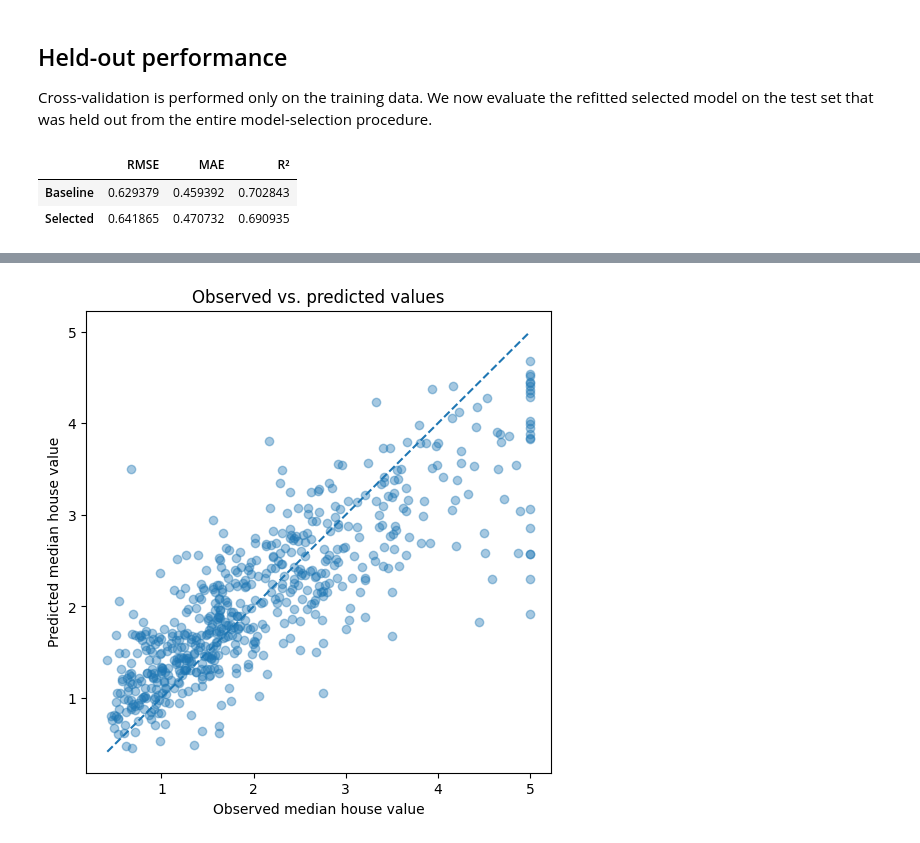
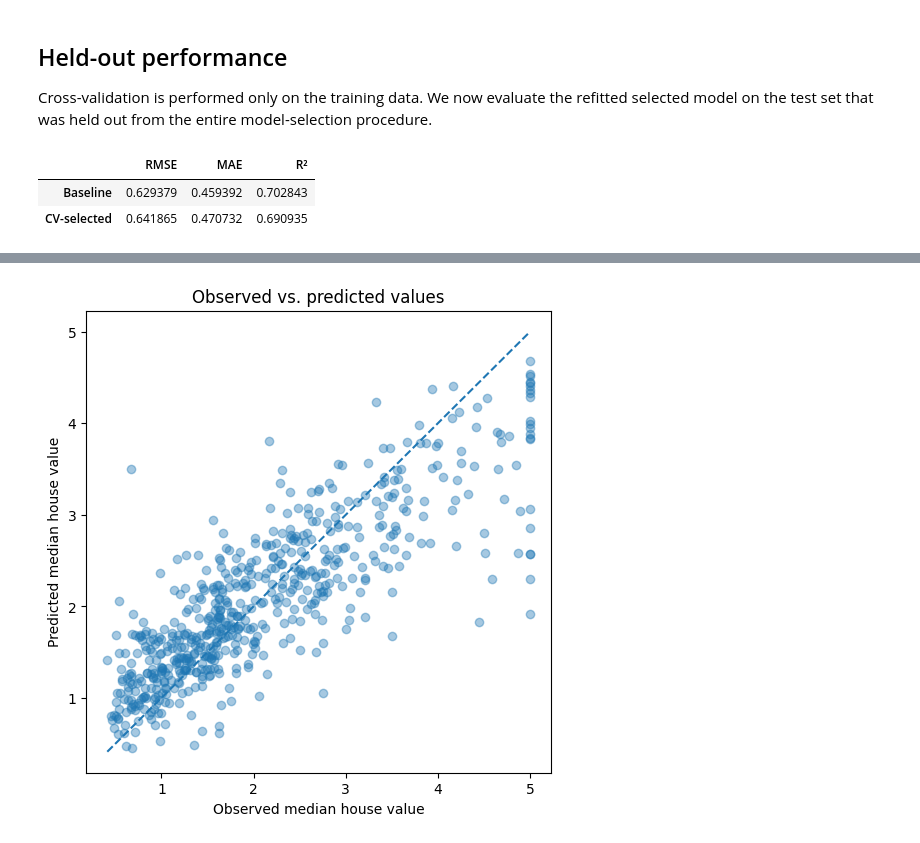
Before and after one commit to PetarMatejcic/GenBART, a Jupyter notebook: notebooks/regression_data_example.ipynb, the cells around one changed output, grey strips where cells are left out. Drawn from its saved outputs; the diff is of its cells as text; code cells hidden in the pictures.

```diff
--- a/notebooks/regression_data_example.ipynb
+++ b/notebooks/regression_data_example.ipynb
@@ -162,28 +162,28 @@ Cross-validation is performed only on the training data. We now evaluate the ref
 # %%
 tuned_model = cv_result["best_model"]
 
 tuned_metrics = tuned_model.evaluate(
     X_test.to_numpy(),
     y_test.to_numpy(),
 )
 
 comparison = pd.DataFrame(
     {
         "Baseline": {
             "RMSE": baseline_metrics["rmse"],
             "MAE": baseline_metrics["mae"],
             "R²": baseline_metrics["r2"],
         },
-        "Selected": {
+        "CV-selected": {
             "RMSE": tuned_metrics["rmse"],
             "MAE": tuned_metrics["mae"],
             "R²": tuned_metrics["r2"],
         },
     }
 ).T
 
 comparison
 # %% [output]
 |  | RMSE | MAE | R² |
 | Baseline | 0.629379 | 0.459392 | 0.702843 |
-| Selected | 0.641865 | 0.470732 | 0.690935 |
+| CV-selected | 0.641865 | 0.470732 | 0.690935 |
```
Also changed, not shown: parts of 2 cells of this notebook.
